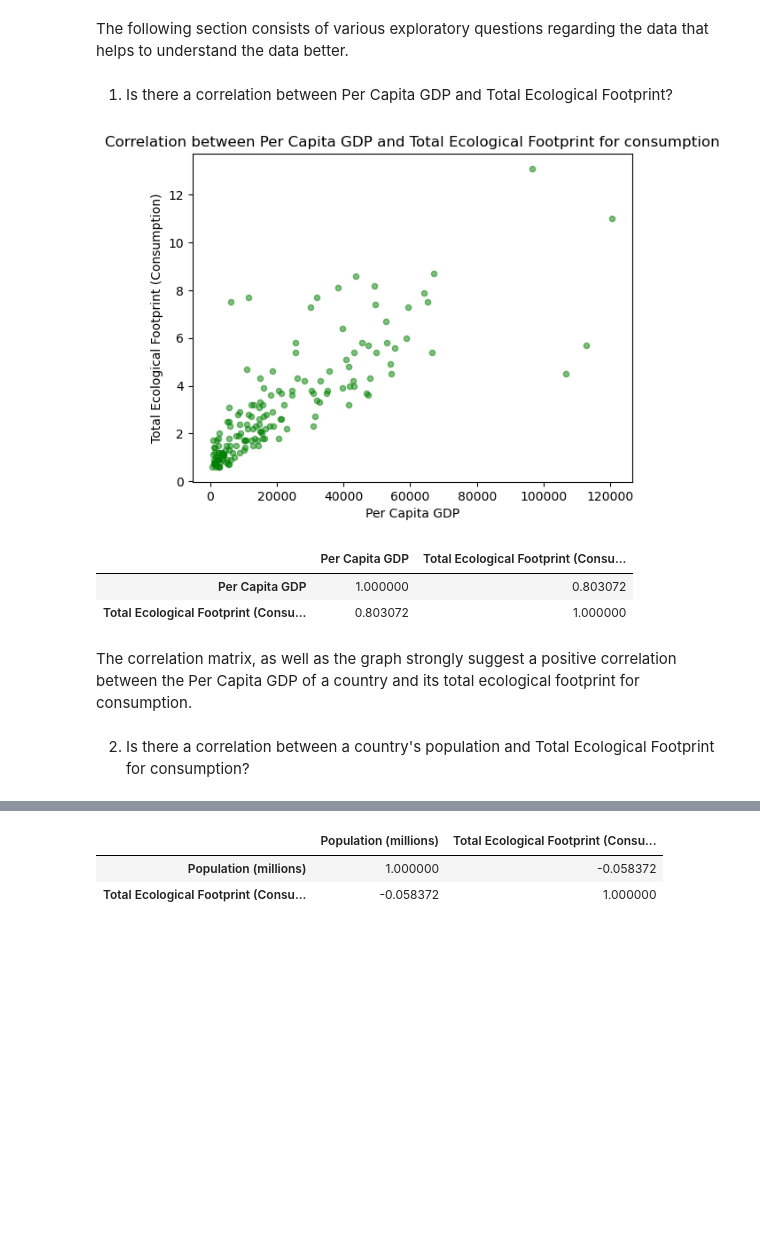
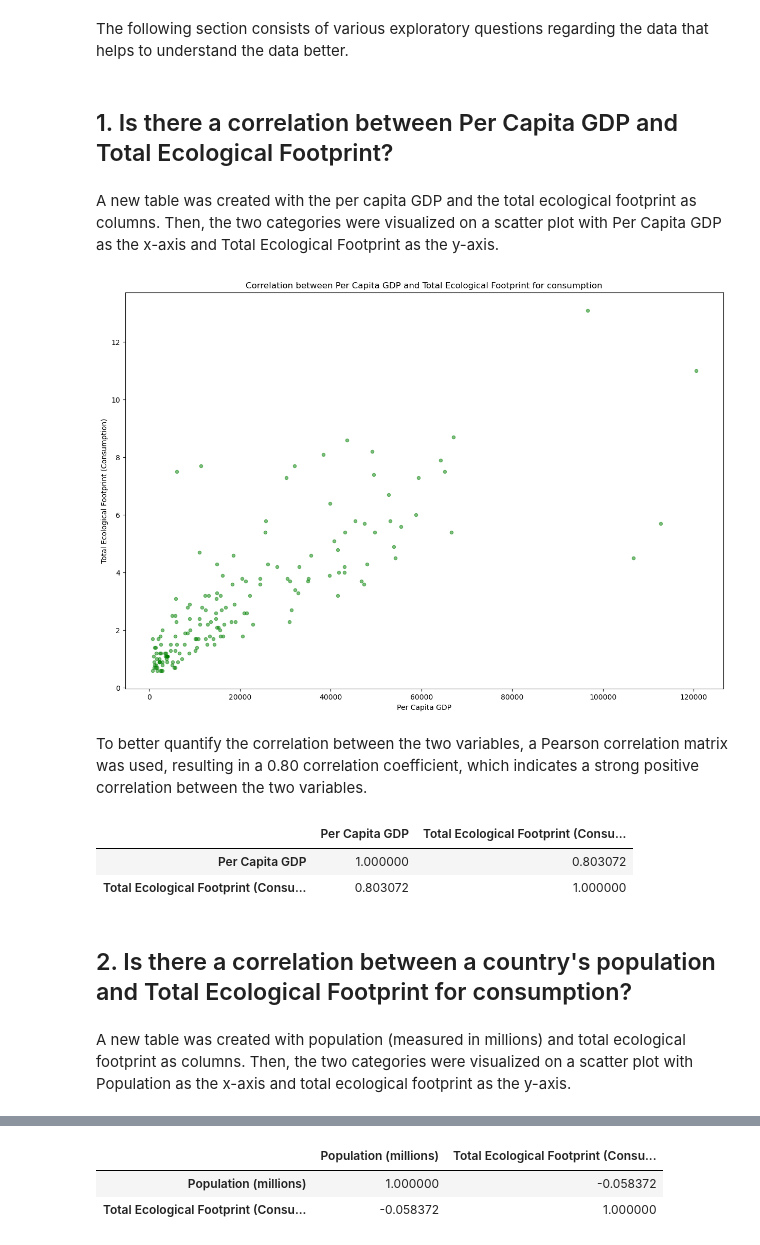
Before and after one commit to jayylmao/CSMODEL, a Jupyter notebook: CSMODEL-Project-Phase-1.ipynb, the cells around one changed output, grey strips where cells are left out. Drawn from its saved outputs; the diff is of its cells as text; code cells hidden in the pictures; blank space fills up the shorter version.

```diff
--- a/CSMODEL-Project-Phase-1.ipynb
+++ b/CSMODEL-Project-Phase-1.ipynb
@@ -25,6 +25,9 @@ In addition, it also contains other economic factors such as per capita GDP and
 import pandas as pd
 import numpy as np
 import matplotlib.pyplot as plt
+
+# Non-essential line for theming. If this theme is ever deprecated in the future, you can remove it with no issue.
+plt.style.use('seaborn-v0_8-dark-palette')
 # %%
 # Need a specific encode setting to decode without eror.
 eco_df = pd.read_csv('global-ecological-footprint-2023.csv', encoding='latin1')
@@ -211,22 +221,33 @@ memory usage: 31.8+ KB
 # %% [markdown]
 The following section consists of various exploratory questions regarding the data that helps to understand the data better.
 # %% [markdown]
-1. Is there a correlation between Per Capita GDP and Total Ecological Footprint?
+## 1. Is there a correlation between Per Capita GDP and Total Ecological Footprint?
+# %% [markdown]
+A new table was created with the per capita GDP and the total ecological footprint as columns. Then, the two categories were visualized on a scatter plot with Per Capita GDP as the x-axis and Total Ecological Footprint as the y-axis.
 # %%
 pcgdp_eco_footprint = cleaned_df[['Per Capita GDP', 'Total Ecological Footprint (Consumption)']]
-pcgdp_eco_footprint.plot.scatter(x = 'Per Capita GDP', y = 'Total Ecological Footprint (Consumption)', alpha = 0.5, c = 'green')
+pcgdp_eco_footprint.plot.scatter(
+    x='Per Capita GDP',
+    y='Total Ecological Footprint (Consumption)',
+    alpha=0.5,
+    color='green',
+    figsize=(15, 10)
+)
+
 plt.title("Correlation between Per Capita GDP and Total Ecological Footprint for consumption")
 plt.show()
 # %% [output]
-[figure, old version]
+[figure, new version]
+# %% [markdown]
+To better quantify the correlation between the two variables, a Pearson correlation matrix was used, resulting in a 0.80 correlation coefficient, which indicates a strong positive correlation between the two variables.
 # %%
 pcgdp_eco_footprint.corr()
 # %% [output]
 |  | Per Capita GDP | Total Ecological Footprint (Consu... |
 | Per Capita GDP | 1.000000 | 0.803072 |
 | Total Ecological Footprint (Consu... | 0.803072 | 1.000000 |
-# %% [markdown]
-The correlation matrix, as well as the graph strongly suggest a positive correlation between the Per Capita GDP of a country and its total ecological footprint for consumption.
 # %% [markdown]
-2. Is there a correlation between a country's population and Total Ecological Footprint for consumption?
+## 2. Is there a correlation between a country's population and Total Ecological Footprint for consumption?
+# %% [markdown]
+A new table was created with population (measured in millions) and total ecological footprint as columns. Then, the two categories were visualized on a scatter plot with Population as the x-axis and total ecological footprint as the y-axis.
 # %%
```
Also changed, not shown: parts of 25 cells of this notebook.
